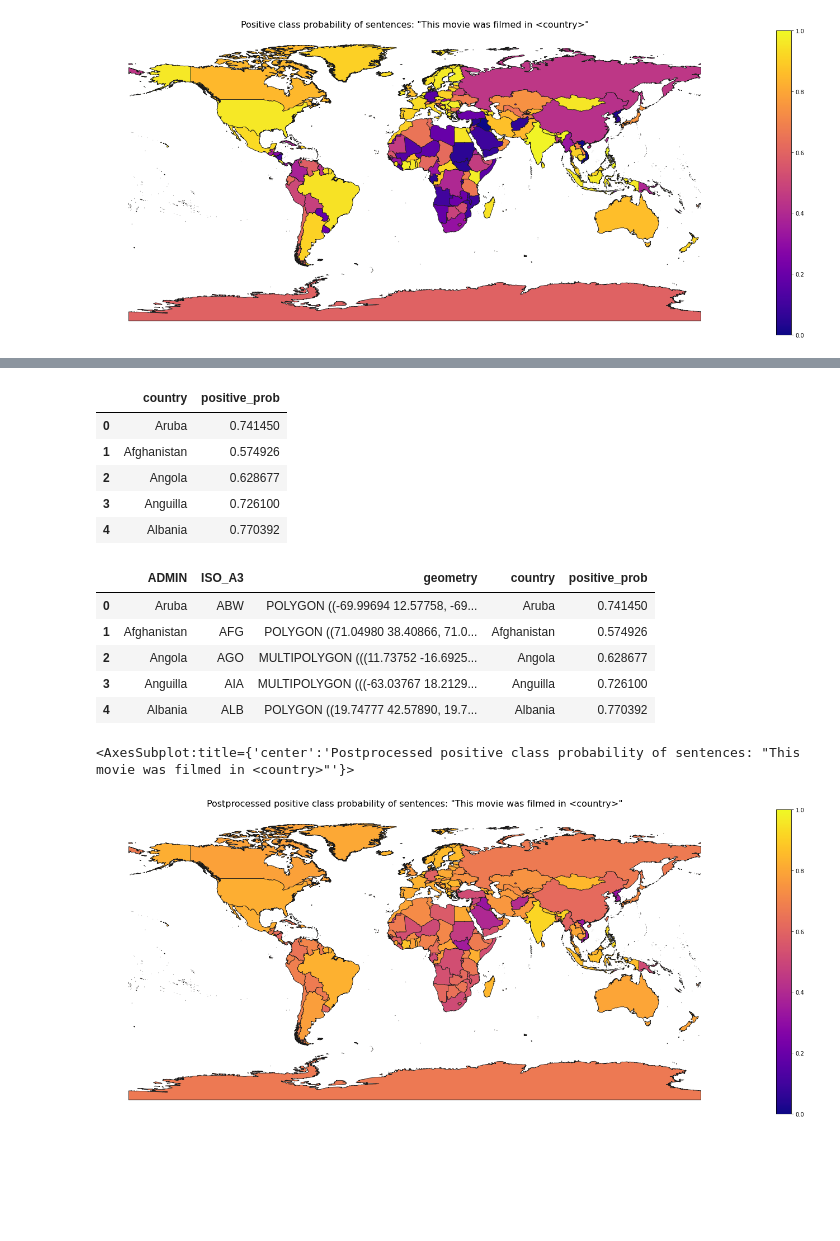
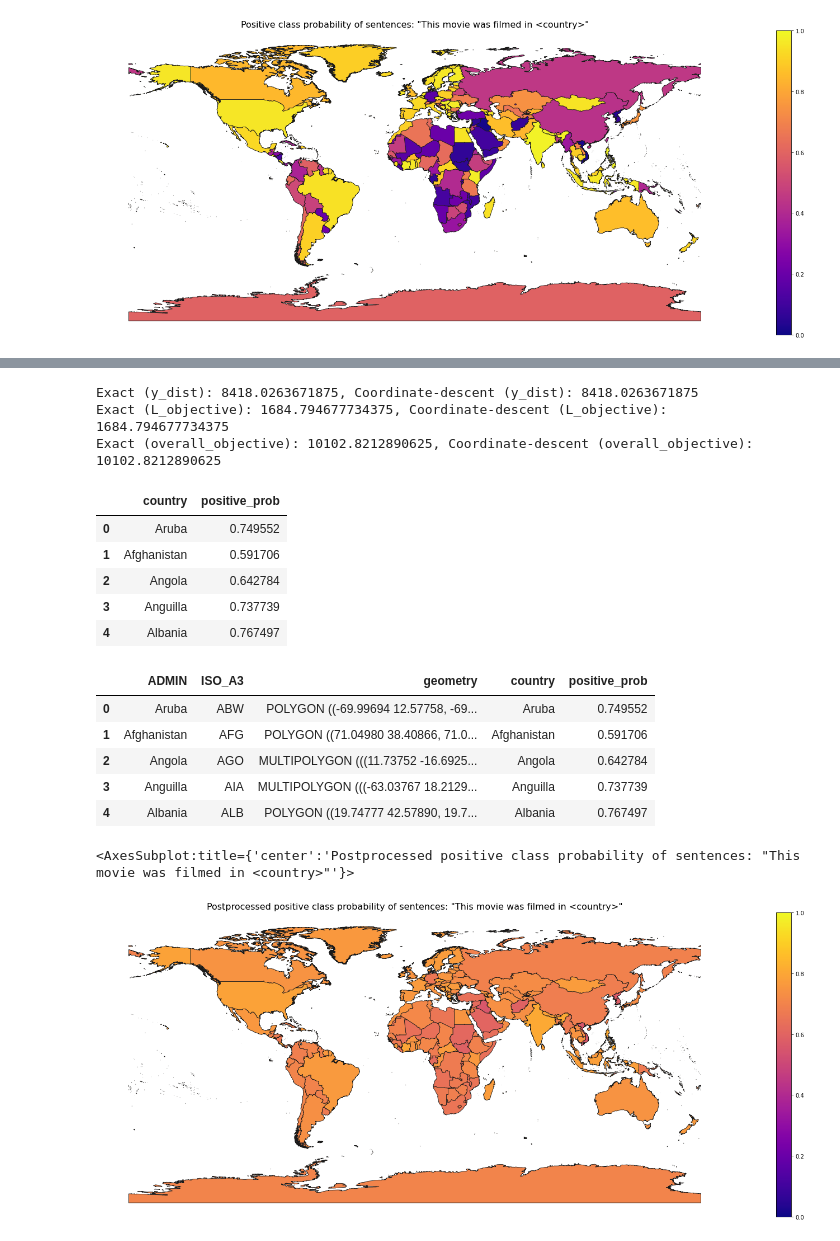
Before and after one commit to IBM/inFairness, a Jupyter notebook: examples/postprocess-sentiment-analysis/postprocess.ipynb, the cells around one changed output, grey strips where cells are left out. Drawn from its saved outputs; the diff is of its cells as text; code cells hidden in the pictures; blank space fills up the shorter version.

```diff
--- a/examples/postprocess-sentiment-analysis/postprocess.ipynb
+++ b/examples/postprocess-sentiment-analysis/postprocess.ipynb
@@ -249,14 +253,13 @@ infair_postprocess.add_datapoints(
     X=sentence_embeddings, y=torch.Tensor(probas)
 )
 
-# exact solution
+
+# Based on the table above, we choose our hyper-parameters as
+# lambda_param = 5.0, scale=0.01, threshold=5.0, normalize=True
+
 results = infair_postprocess.postprocess(
-    method="exact", lambda_param=5.0, scale=1.0, threshold=10.0, normalize=True
+    method="exact", lambda_param=5.0, scale=0.01, threshold=5.0, normalize=True
 )
 
 probas_processed = results.y_solution
-
-# batched solution
-# probas_processed = infair_postprocess.postprocess(
-#     method="coordinate-descent", lambda_param=1.0, scale=1.0, threshold=1e10, normalize=False, batchsize=128, epochs=1000
-# )
+objective_exact = results.objective
@@ -263,3 +279,15 @@ probas_processed = results.y_solution
+# %%
+# Check for similar objective values from COO and Exact solution
+for key in ['y_dist', 'L_objective', 'overall_objective']:
+    print(f'Exact ({key}): {objective_exact[key]}, Coordinate-descent ({key}): {objective_coo[key]}')
+    assert abs(objective_exact[key] - objective_coo[key]) < 1e-3
+
+probas_maxdiff = np.abs(probas_processed - probas_processed_coo).max()
+assert probas_maxdiff < 1e-3
+# %% [output]
+Exact (y_dist): 8418.0263671875, Coordinate-descent (y_dist): 8418.0263671875
+Exact (L_objective): 1684.794677734375, Coordinate-descent (L_objective): 1684.794677734375
+Exact (overall_objective): 10102.8212890625, Coordinate-descent (overall_objective): 10102.8212890625
 # %%
 country_preds = probas_processed[-len(countries):]
 country_preds = [x[1].item() for x in country_preds]
@@ -272,44 +300,44 @@ preds_df = pd.DataFrame({
 preds_df.head()
 # %% [output]
 |  | country | positive_prob |
-| 0 | Aruba | 0.741450 |
-| 1 | Afghanistan | 0.574926 |
-| 2 | Angola | 0.628677 |
-| 3 | Anguilla | 0.726100 |
-| 4 | Albania | 0.770392 |
+| 0 | Aruba | 0.749552 |
+| 1 | Afghanistan | 0.591706 |
+| 2 | Angola | 0.642784 |
+| 3 | Anguilla | 0.737739 |
+| 4 | Albania | 0.767497 |
 # %%
 plotdf = geodf.merge(preds_df, how="right", left_on="ADMIN", right_on="country")
 plotdf.head()
 # %% [output]
 |  | ADMIN | ISO_A3 | geometry | country | positive_prob |
-| 0 | Aruba | ABW | POLYGON ((-69.99694 12.57758, -69... | Aruba | 0.741450 |
-| 1 | Afghanistan | AFG | POLYGON ((71.04980 38.40866, 71.0... | Afghanistan | 0.574926 |
-| 2 | Angola | AGO | MULTIPOLYGON (((11.73752 -16.6925... | Angola | 0.628677 |
-| 3 | Anguilla | AIA | MULTIPOLYGON (((-63.03767 18.2129... | Anguilla | 0.726100 |
-| 4 | Albania | ALB | POLYGON ((19.74777 42.57890, 19.7... | Albania | 0.770392 |
+| 0 | Aruba | ABW | POLYGON ((-69.99694 12.57758, -69... | Aruba | 0.749552 |
+| 1 | Afghanistan | AFG | POLYGON ((71.04980 38.40866, 71.0... | Afghanistan | 0.591706 |
+| 2 | Angola | AGO | MULTIPOLYGON (((11.73752 -16.6925... | Angola | 0.642784 |
+| 3 | Anguilla | AIA | MULTIPOLYGON (((-63.03767 18.2129... | Anguilla | 0.737739 |
+| 4 | Albania | ALB | POLYGON ((19.74777 42.57890, 19.7... | Albania | 0.767497 |
 # %%
 vmin, vmax = 0, 1.0
 cmap = "plasma"
 
 # create figure and axes for Matplotlib
 fig, ax = plt.subplots(1, figsize=(30, 10))
 
 # remove the axis
 ax.axis('off')
 
 # add a title and annotation
 ax.set_title(f'Postprocessed positive class probability of sentences: "{template} <country>"', fontdict={'fontsize': '16'})
 
 # Create colorbar legend
 sm = plt.cm.ScalarMappable(cmap=cmap, norm=plt.Normalize(vmin=vmin, vmax=vmax))
 
 # add the colorbar to the figure
 fig.colorbar(sm)
 
-plotdf.plot(column="positive_prob", ax=ax, linewidth=0.8, edgecolor="0.1", cmap=cmap)
+plotdf.plot(column="positive_prob", ax=ax, linewidth=0.8, edgecolor="0.1", cmap=cmap, vmin=vmin, vmax=vmax)
 # %% [output]
 <AxesSubplot:title={'center':'Postprocessed positive class probability of sentences: "This movie was filmed in <country>"'}>
-[figure, old version]
+[figure, new version]
 # %%
 preds = [x[1] for x in probas]
 preds_processed = [x[1].item() for x in probas_processed]
```
Also changed, not shown: parts of 8 cells of this notebook, 4 other files.
